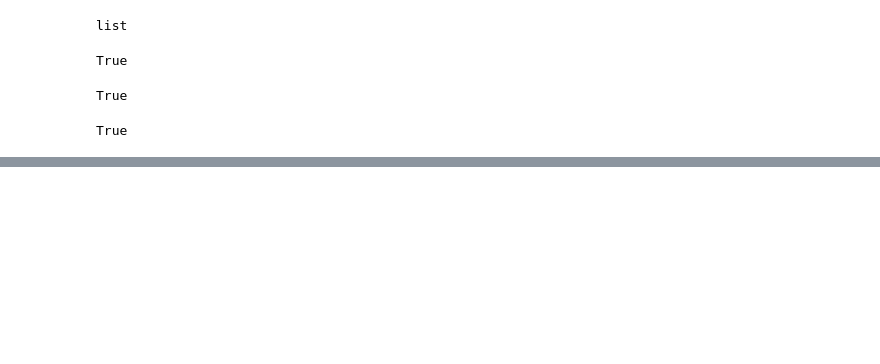
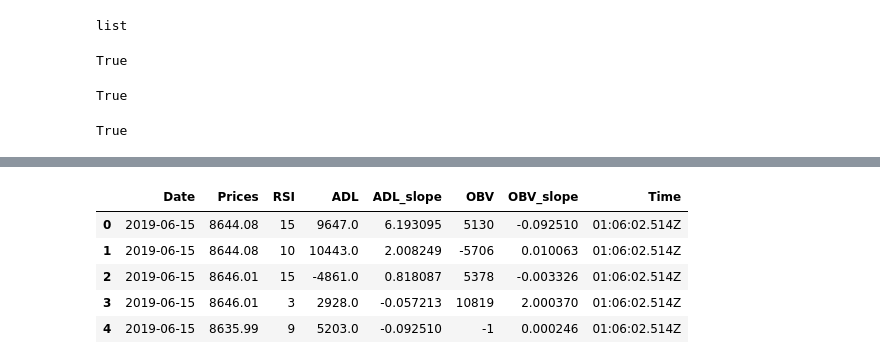
Before and after one commit to bnonni/CryptoApp, a Jupyter notebook: ANN/Crypto_ANN.ipynb, the cells around one changed output, grey strips where cells are left out. Cells and saved outputs as stored; diff of their text form; code cells hidden in the pictures; blank space fills up the shorter version.

```diff
--- a/ANN/Crypto_ANN.ipynb
+++ b/ANN/Crypto_ANN.ipynb
@@ -151,3 +166,12 @@ BTC_df['OBV'] = BTC_df['OBV'].str[0]
+# %%
+BTC_df.head()
+# %% [output]
+|  | Date | Prices | RSI | ADL | ADL_slope | OBV | OBV_slope | Time |
+| 0 | 2019-06-15 | 8644.08 | 15 | 9647.0 | 6.193095 | 5130 | -0.092510 | 01:06:02.514Z |
+| 1 | 2019-06-15 | 8644.08 | 10 | 10443.0 | 2.008249 | -5706 | 0.010063 | 01:06:02.514Z |
+| 2 | 2019-06-15 | 8646.01 | 15 | -4861.0 | 0.818087 | 5378 | -0.003326 | 01:06:02.514Z |
+| 3 | 2019-06-15 | 8646.01 | 3 | 2928.0 | -0.057213 | 10819 | 2.000370 | 01:06:02.514Z |
+| 4 | 2019-06-15 | 8635.99 | 9 | 5203.0 | -0.092510 | -1 | 0.000246 | 01:06:02.514Z |
 # %%
 cols = ['Date', 'Time', 'Prices', 'RSI', 'ADL', 'ADL_slope', 'OBV', 'OBV_slope']
 BTC_df = BTC_df.reindex(columns=cols)
```
Also changed, not shown: parts of 21 cells of this notebook, 1 other file.
